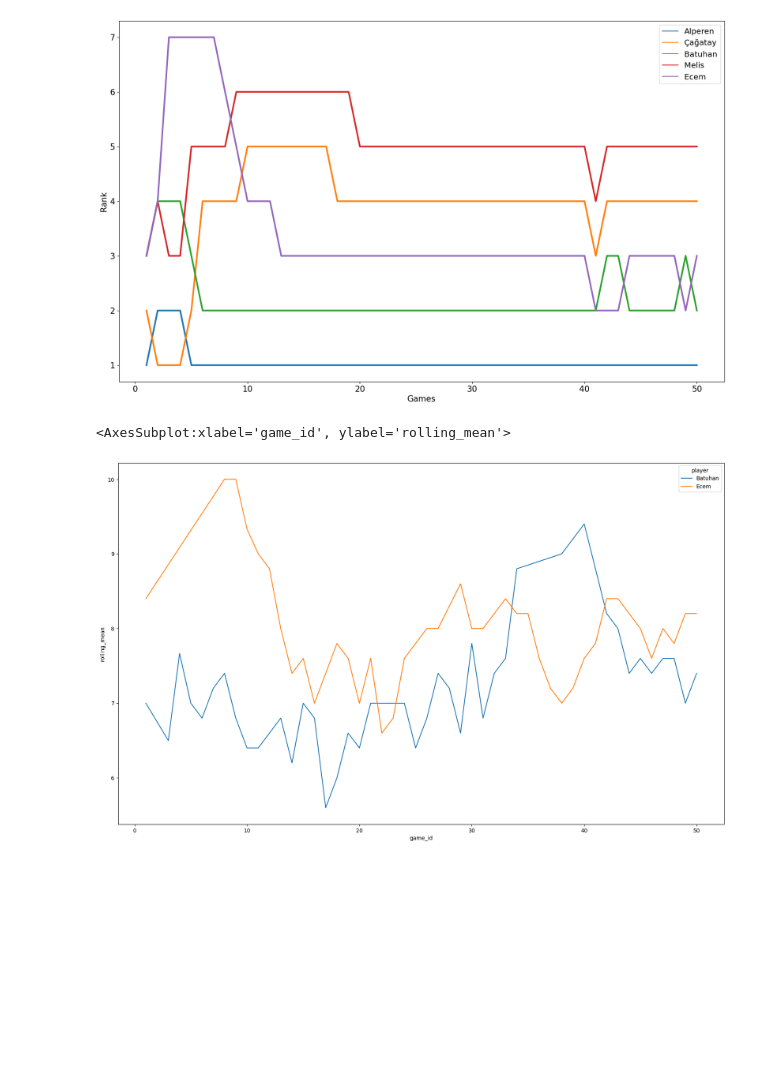
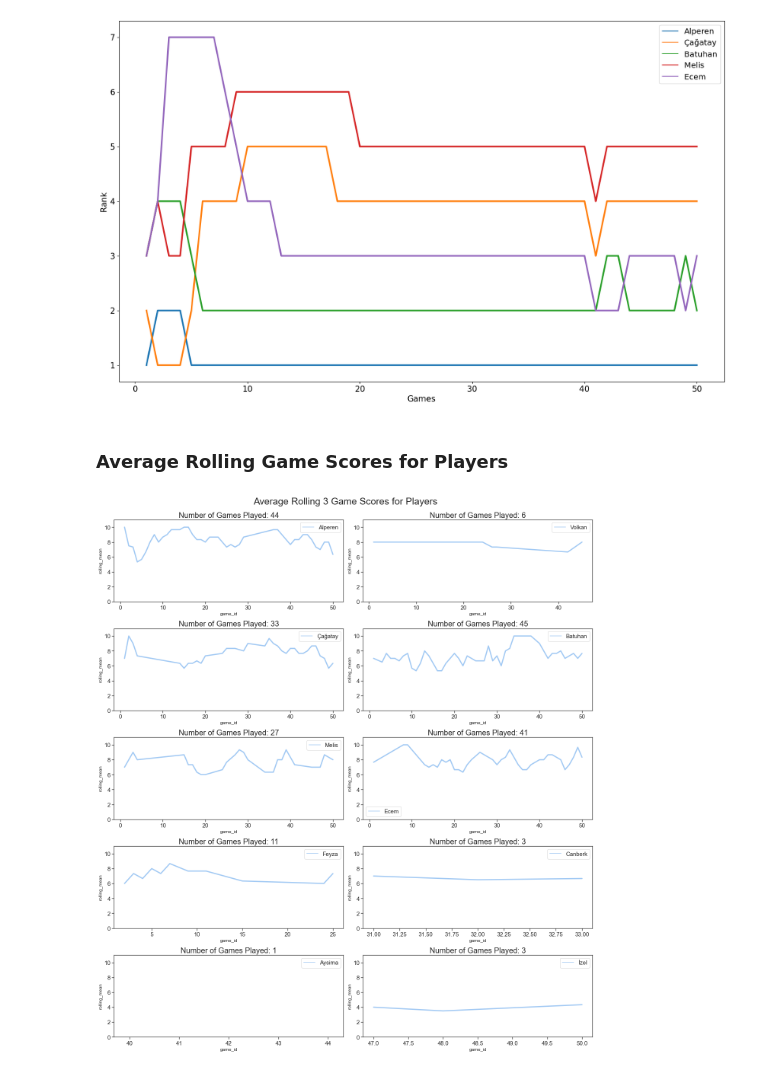
Before and after one commit to koftezz/the-settlers-of-catan, a Jupyter notebook: The Settlers of Catan Board Game.ipynb, the cells around one changed output. Saved outputs shown, nothing was run; the diff lists cells and outputs as text; code cells hidden in the pictures; blank space fills up the shorter version.

```diff
--- a/The Settlers of Catan Board Game.ipynb
+++ b/The Settlers of Catan Board Game.ipynb
@@ -305,6 +331,7 @@ def wins_in_every_x_game(player, df):
     data["previous_status"] = data["wins"].shift(1)
     data["previous_game"] = data["game_id"].shift(1)
     data.loc[data["previous_status"] == 1, "last_win_game"] = data.loc[data["previous_status"] == 1, "previous_game"]
+    data.loc[(data["game_id"] == data.game_id.max()) & (data["wins"] == 1), "last_win_game"] = data.game_id.max()
     data = data.loc[~data["last_win_game"].isnull()]
     data["previous_last_win_game"] = data["last_win_game"].shift(1)
     data["diff"] = data["last_win_game"] - data["previous_last_win_game"]
@@ -570,6 +586,38 @@ df = df.loc[df["player"].isin(games.loc[games["cumsum"] > 200].player.unique())]
-# %%
-plt.figure(figsize=(20,12))
-sns.lineplot(x="game_id", y="rolling_mean", hue="player", data=df.loc[df["player"].isin(["Batuhan", "Ecem"])])
-# %% [output]
-<AxesSubplot:xlabel='game_id', ylabel='rolling_mean'>
-[figure, removed]
+# %% [markdown]
+### Average Rolling Game Scores for Players
+# %%
+df = raw_scores[["game_id", "player", "score"]]
+df["rolling_mean"] = df.groupby(["player"], as_index=False)["score"].transform(lambda x: x.rolling(3, 1).mean())
+df = df.reset_index().drop("index", True)
+fig, axes = plt.subplots(nrows=5, ncols=2, figsize=(18,20))
+plt.suptitle("Average Rolling 3 Game Scores for Players", size=25, y=1.01)
+ax_x_position = 0
+ax_y_position = 0
+y_offset = -20 # decrease value if you want to decrease the position of data labels
+for player in games.player.unique():
+    ax = sns.lineplot(x="game_id", y="rolling_mean", hue="player", data=df.loc[df["player"].isin([player])],
+                     ax=axes[ax_x_position, ax_y_position], linewidth=3)
+    num_of_games = df.loc[df["player"].isin([player])].game_id.nunique()
+
+    ax.set_title(f"Number of Games Played: {num_of_games}", fontsize=20, alpha=1.0)
+#     ax.set_xlabel("metric", fontsize=20, alpha=0.0)
+#     ax.set_ylabel("Win Counts", fontsize=20)
+#     ax.set_xticklabels(labels=['CART', 'RLA-A', 'RLA-G'], rotation=90,
+#                        minor=False, fontsize=15)
+
+#     ax.set_yticks(range(0, 400, 100), fontsize=15)
+#     handles, labels = ax.get_legend_handles_labels()
+#     if ax_position > 0:
+#         ax.set_yticklabels("")
+#         ax.set_ylabel("")
+    ax.legend(fontsize=15)
+    ax.tick_params(labelsize=15)
+#     ax.legend(bbox_to_anchor=(1.04, 1), loc="upper left")
+    ax_y_position += 1
+    if ax_y_position > 1:
+        ax_y_position = 0
+        ax_x_position += 1
+
+plt.tight_layout(pad=0.0, w_pad=1.0, h_pad=1.0)
+# %% [output]
+[figure, added]
```
Also changed, not shown: parts of 14 cells of this notebook.
